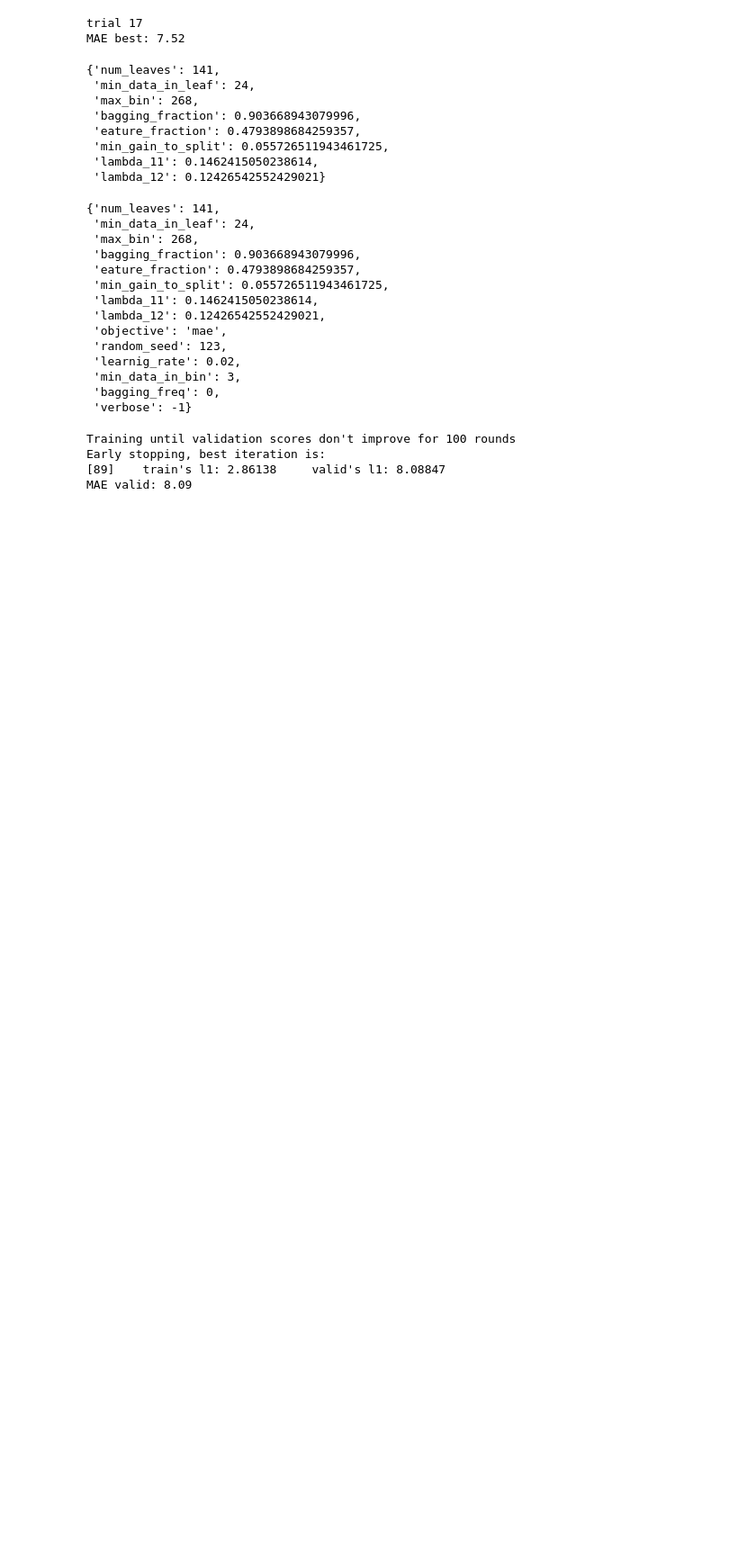
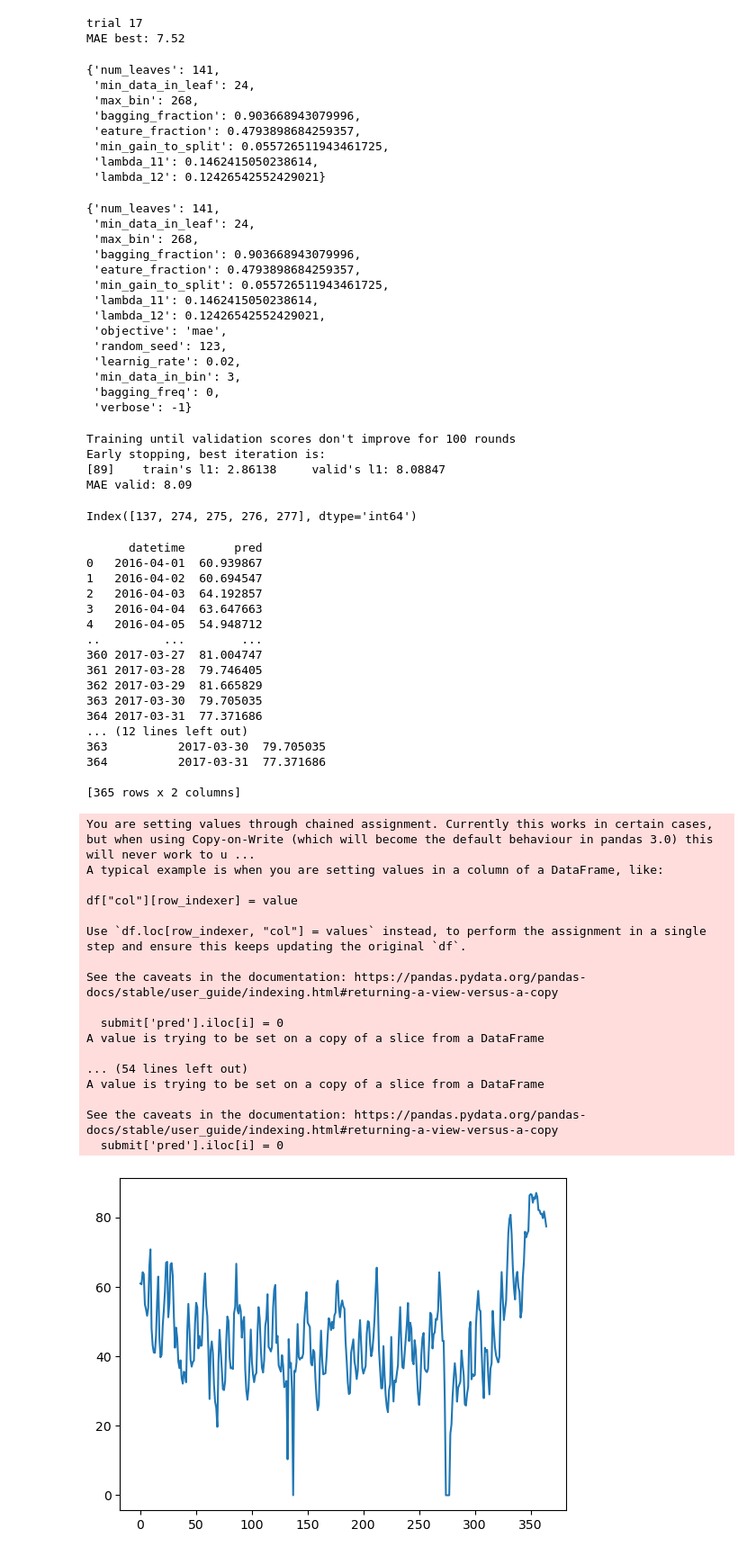
Before and after one commit to uchimaru007/my_signage, a Jupyter notebook: notebook/LightGBM.ipynb, the cells around one changed output. Shown at 90% size. Saved outputs shown, nothing was run; the diff lists cells and outputs as text; code cells hidden in the pictures; blank space fills up the shorter version.

Commit message:
oputuna

```diff
--- a/notebook/LightGBM.ipynb
+++ b/notebook/LightGBM.ipynb
@@ -267,8 +265,58 @@ Early stopping, best iteration is:
 MAE valid: 8.09
 # %%
 y_test_pred = model.predict(test_data, num_iteration=model.best_iteration)
+# %%
+test_data2 = test_data.reset_index(inplace=False, drop=True)
+test_data2
+test_data2[test_data2['close']==1].index
+# %% [output]
+Index([137, 274, 275, 276, 277], dtype='int64')
 # %%
-submit = pd.DataFrame({'date' : test_data.index, 'pred' : y_test_pred})
-submit.reset_index(drop=True)
+submit = pd.DataFrame({'datetime' : test_data.index, 'pred' : y_test_pred})
+
+print(submit)
+for i in test_data2[test_data2['close']==1].index:
+    submit['pred'].iloc[i] = 0
+
+
+plt.plot(submit['pred'])
+
 submit.columns = submit.iloc[0]
-submit.to_csv('signate_ligthGBM_oputuna.csv', index=False)
+print(submit)
+submit.to_csv('signate_ligthGBM_oputuna_3.csv', index=False)
+# %% [output]
+      datetime       pred
+0   2016-04-01  60.939867
+1   2016-04-02  60.694547
+2   2016-04-03  64.192857
+3   2016-04-04  63.647663
+4   2016-04-05  54.948712
+..         ...        ...
+360 2017-03-27  81.004747
+361 2017-03-28  79.746405
+362 2017-03-29  81.665829
+363 2017-03-30  79.705035
+364 2017-03-31  77.371686
+... (12 lines left out)
+363          2017-03-30  79.705035
+364          2017-03-31  77.371686
+
+[365 rows x 2 columns]
+You are setting values through chained assignment. Currently this works in certain cases, but when using Copy-on-Write (which will become the default behaviour in pandas 3.0) this will never work to u ...
+A typical example is when you are setting values in a column of a DataFrame, like:
+
+df["col"][row_indexer] = value
+
+Use `df.loc[row_indexer, "col"] = values` instead, to perform the assignment in a single step and ensure this keeps updating the original `df`.
+
+See the caveats in the documentation: https://pandas.pydata.org/pandas-docs/stable/user_guide/indexing.html#returning-a-view-versus-a-copy
+
+  submit['pred'].iloc[i] = 0
+A value is trying to be set on a copy of a slice from a DataFrame
+
+... (54 lines left out)
+A value is trying to be set on a copy of a slice from a DataFrame
+
+See the caveats in the documentation: https://pandas.pydata.org/pandas-docs/stable/user_guide/indexing.html#returning-a-view-versus-a-copy
+  submit['pred'].iloc[i] = 0
+[figure, added]
```
Also changed, not shown: parts of 3 cells of this notebook.
